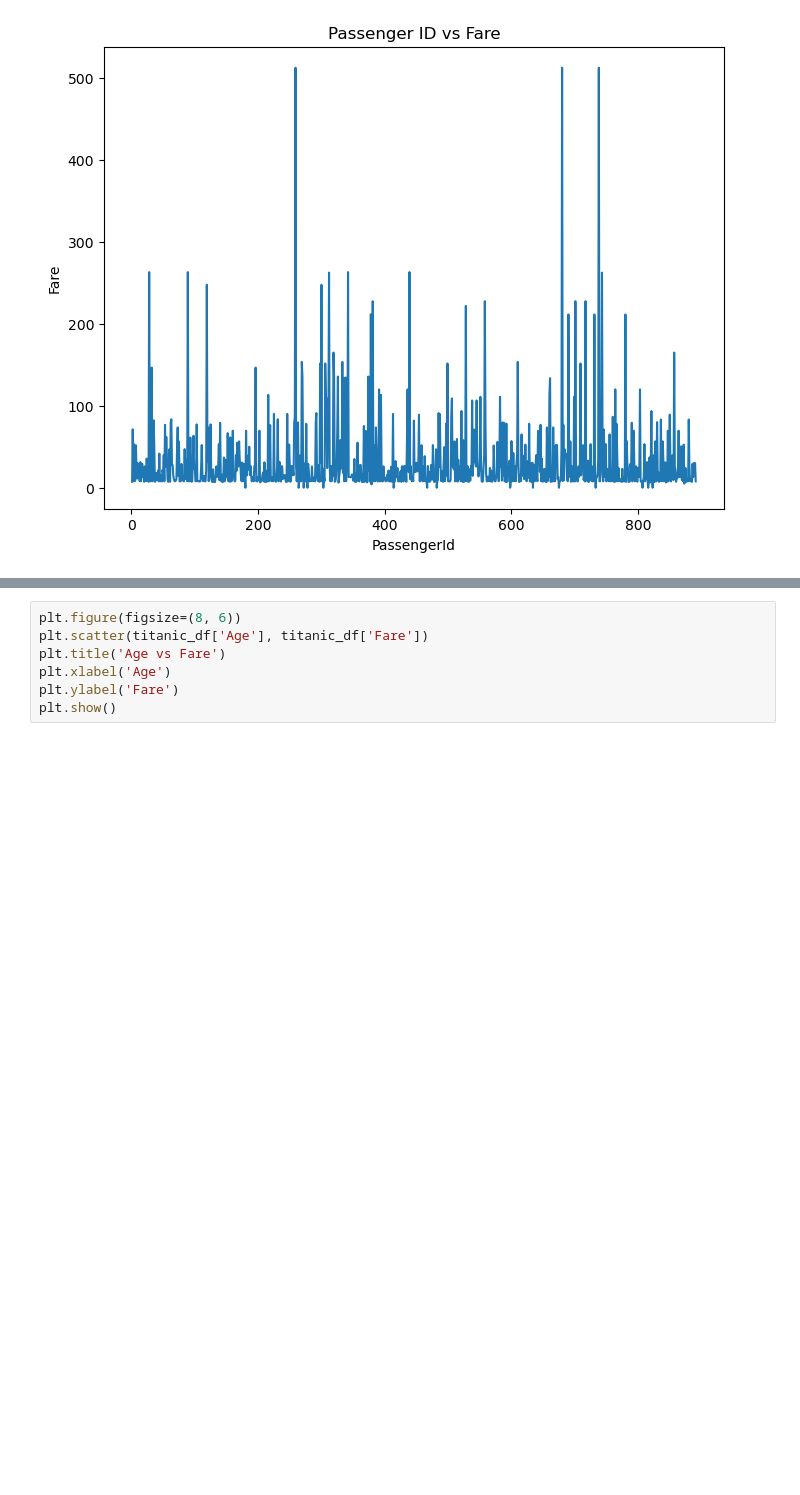
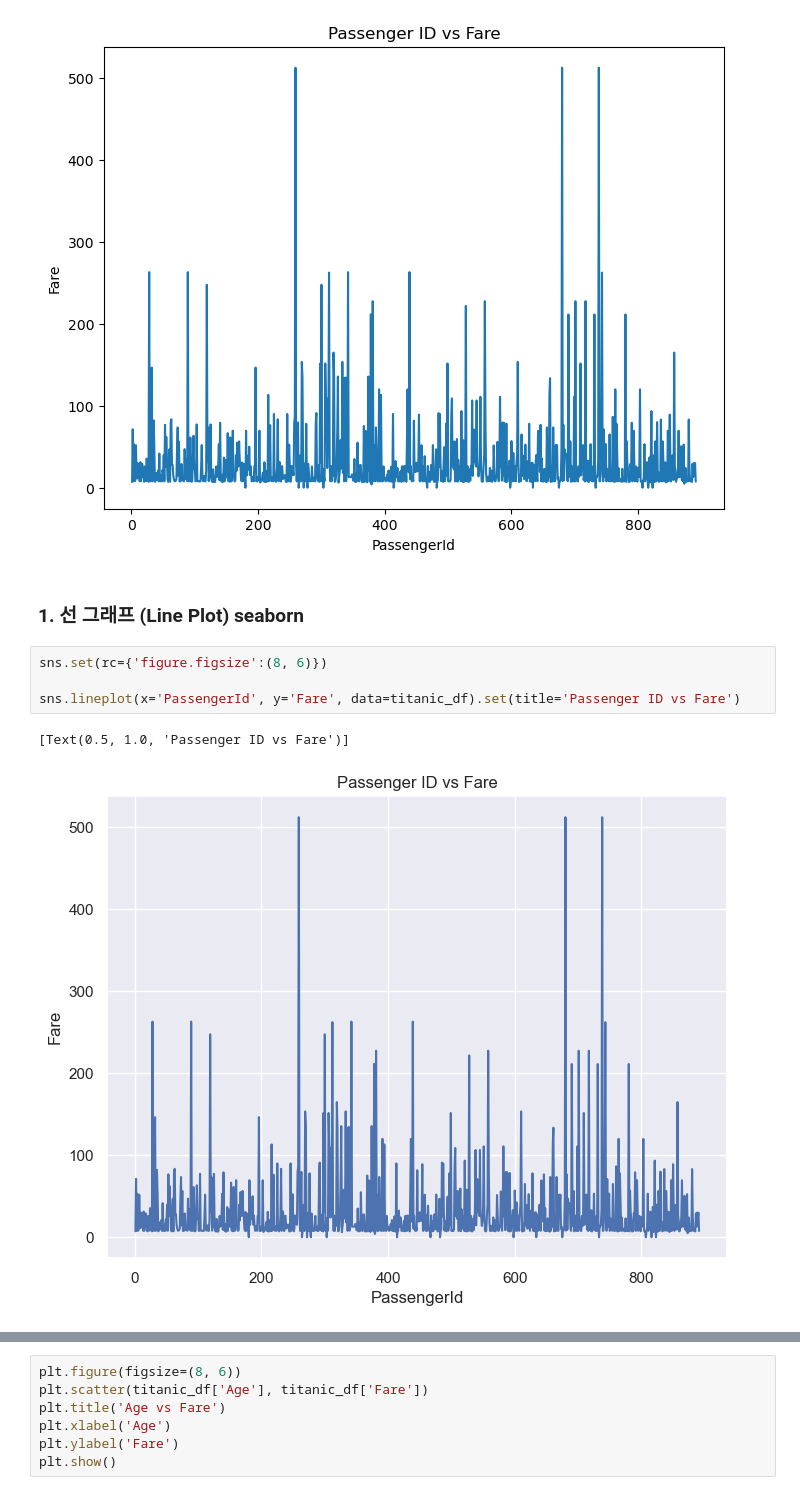
Before and after one commit to YangGuiBee/ML, a Jupyter notebook: TextBook-09/ex09.ipynb, the cells around one changed output, grey strips where cells are left out. Cells and saved outputs as stored; diff of their text form; blank space fills up the shorter version.

```diff
--- a/TextBook-09/ex09.ipynb
+++ b/TextBook-09/ex09.ipynb
@@ -22,3 +30,12 @@ plt.title('Passenger ID vs Fare')
 plt.show()
 # %% [output]
 [figure]
+# %% [markdown]
+### 1. 선 그래프 (Line Plot) seaborn
+# %%
+sns.set(rc={'figure.figsize':(8, 6)})
+
+sns.lineplot(x='PassengerId', y='Fare', data=titanic_df).set(title='Passenger ID vs Fare')
+# %% [output]
+[Text(0.5, 1.0, 'Passenger ID vs Fare')]
+[figure, added]
```
Also changed, not shown: parts of 44 cells of this notebook.
